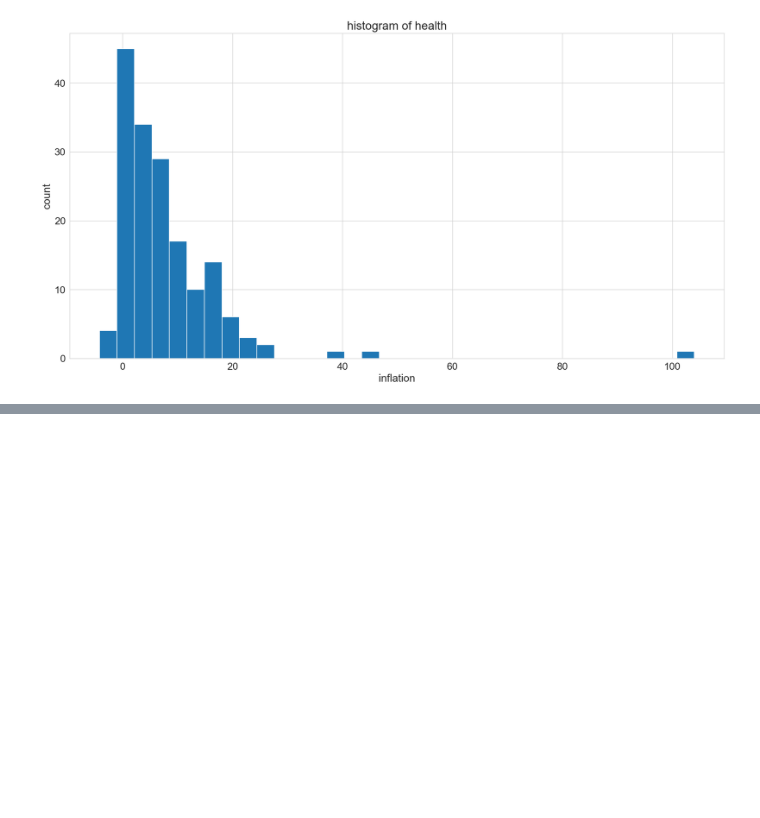
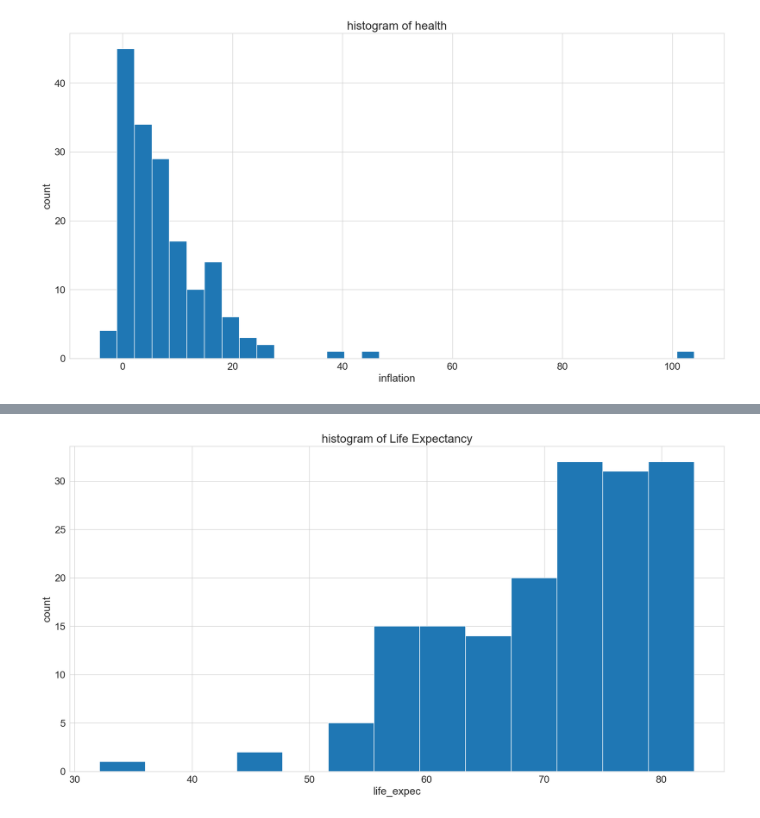
Before and after one commit to HosseinHeydari2004/pca-ml-project, a Jupyter notebook: pca.ipynb, the cells around one changed output, grey strips where cells are left out. Saved outputs shown, nothing was run; the diff lists cells and outputs as text; code cells hidden in the pictures; blank space fills up the shorter version.

```diff
--- a/pca.ipynb
+++ b/pca.ipynb
@@ -133,0 +148,4 @@ hist(x=df["inflation"], title="histogram of health", x_title="inflation")
+# %%
+hist(x=df["life_expec"], title="histogram of Life Expectancy", x_title="life_expec")
+# %% [output]
+[figure, added]
```
Also changed, not shown: parts of 9 cells of this notebook.
